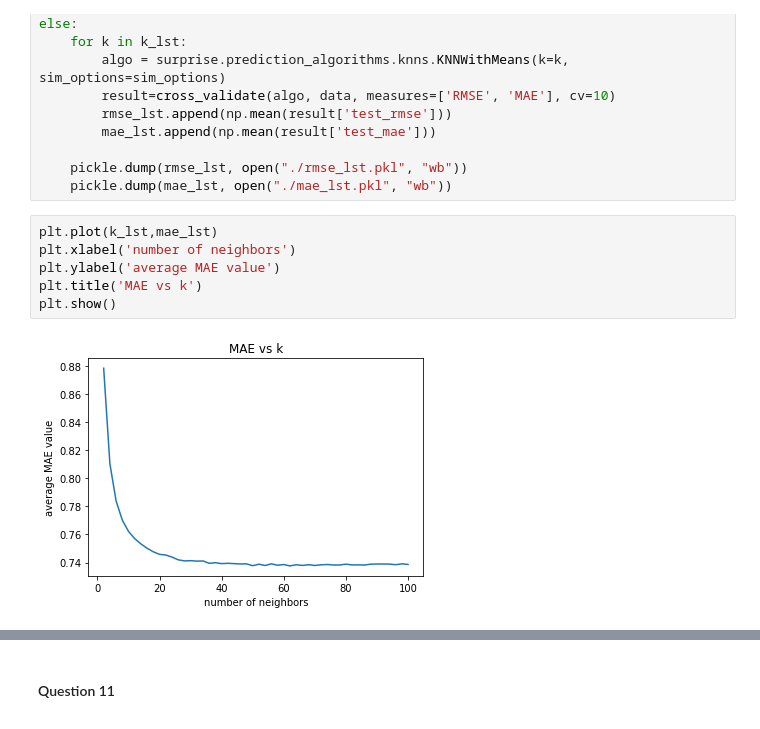
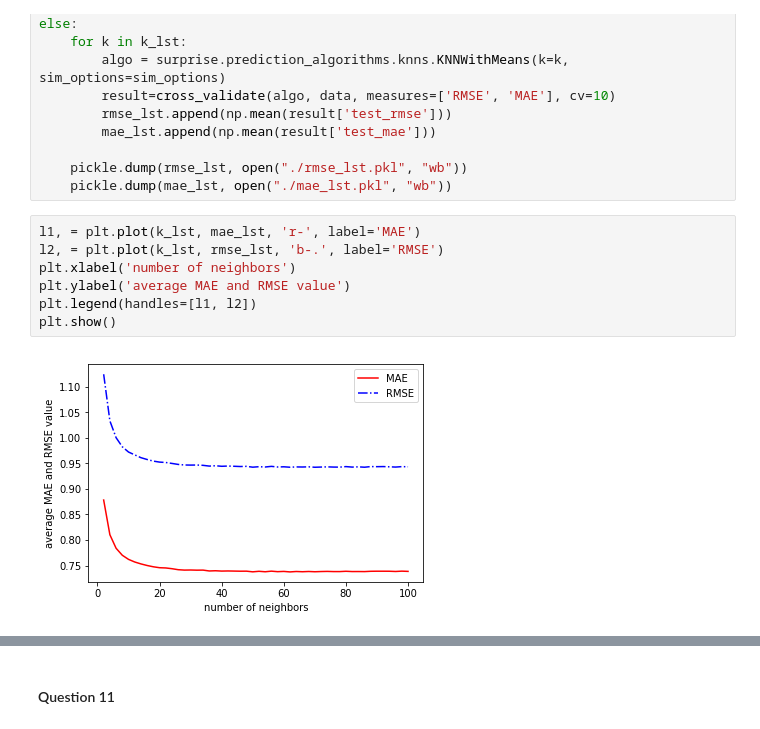
Before and after one commit to popo0293/EE219Project3, a Jupyter notebook: Project3.ipynb, the cells around one changed output, grey strips where cells are left out. Drawn from its saved outputs; the diff is of its cells as text.

```diff
--- a/Project3.ipynb
+++ b/Project3.ipynb
@@ -171,10 +171,11 @@ else:
     pickle.dump(rmse_lst, open("./rmse_lst.pkl", "wb"))
     pickle.dump(mae_lst, open("./mae_lst.pkl", "wb"))
 # %%
-plt.plot(k_lst,mae_lst)
+l1, = plt.plot(k_lst, mae_lst, 'r-', label='MAE')
+l2, = plt.plot(k_lst, rmse_lst, 'b-.', label='RMSE')
 plt.xlabel('number of neighbors')
-plt.ylabel('average MAE value')
-plt.title('MAE vs k')
+plt.ylabel('average MAE and RMSE value')
+plt.legend(handles=[l1, l2])
 plt.show()
 # %% [output]
-[figure, old version]
+[figure, new version]
```
Also changed, not shown: parts of 4 cells of this notebook, 1 other file.
